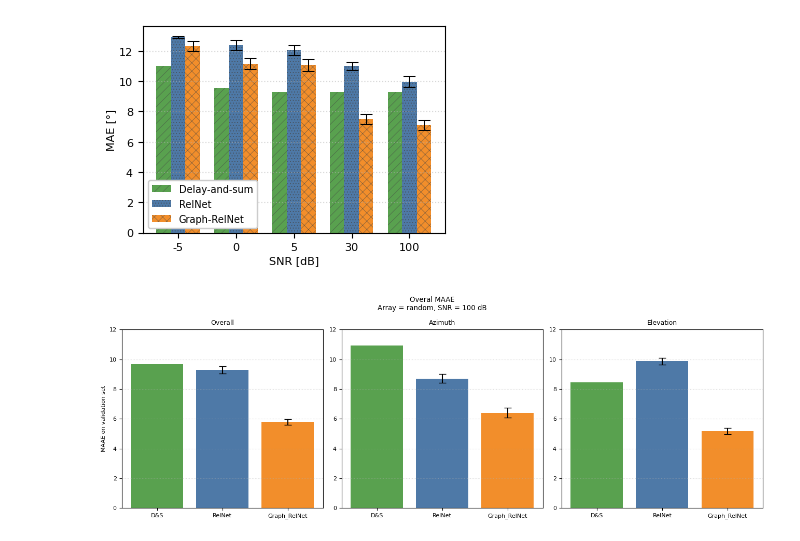
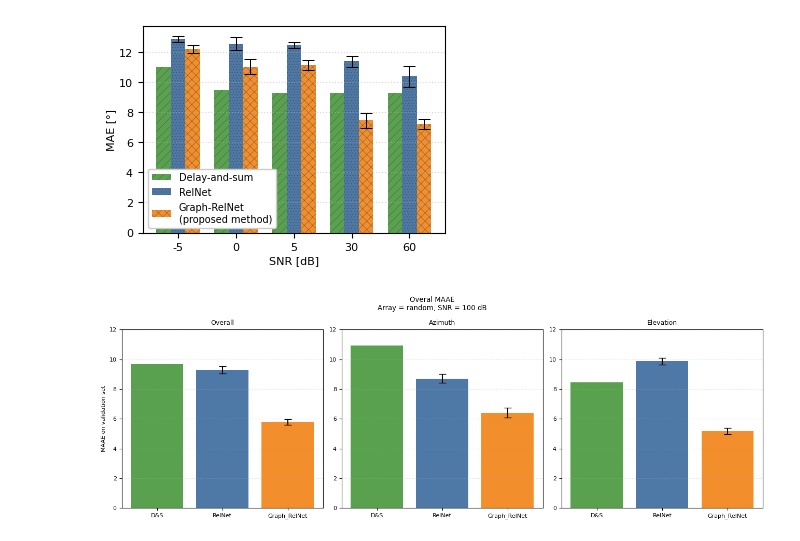
Before and after one commit to matija-marijan/Graph-RelNet, a Jupyter notebook: evaluation/analyze_results.ipynb, the cells around one changed output. Saved outputs shown, nothing was run; the diff lists cells and outputs as text; code cells hidden in the pictures.

```diff
--- a/evaluation/analyze_results.ipynb
+++ b/evaluation/analyze_results.ipynb
@@ -211,7 +211,7 @@ def plot_val_maae_by_mics(
         gra_vals,
         width,
         yerr=gra_errs,
-        label=graph_name,
+        label="Graph-RelNet\n(proposed method)",
         color=graph_color,
         error_kw=error_kw,
         hatch=gra_hatch,
@@ -240,7 +240,7 @@ def plot_val_maae_by_mics(
 # fig, ax = plot_val_maae_by_mics(array="random", snr=5, include_das=True)
 # plt.show()
 
-for snr in [100, 30, 5, 0, -5, -10]:
+for snr in [100, 60, 30, 5, 0, -5, -10]:
     fig, ax = plot_val_maae_by_mics(array="random", snr=snr, include_das=True)
     # plt.show()
     fig.savefig(f"../results/plots/maae/MAE_SNR_{snr}.png", dpi = 500)
@@ -332,10 +333,10 @@ def plot_overall_maae_vs_snr_multi(array="random", models=("RelNet", "Graph-RelN
     if include_das:
         bars_das = ax.bar(x + offsets[0], das_maes, width, label="Delay-and-sum", color="#59A14F", hatch=hatches[0])
         bars_rel = ax.bar(x + offsets[1], maes[models[0]], width, yerr=maes_std[models[0]], label=models[0].replace("_", "-"), color="#4E79A7", error_kw=error_kw, hatch=hatches[1])
-        bars_gra = ax.bar(x + offsets[2], maes[models[1]], width, yerr=maes_std[models[1]], label=models[1].replace("_", "-"), color="#F28E2B", error_kw=error_kw, hatch=hatches[2])
+        bars_gra = ax.bar(x + offsets[2], maes[models[1]], width, yerr=maes_std[models[1]], label="Graph-RelNet\n(proposed method)", color="#F28E2B", error_kw=error_kw, hatch=hatches[2])
     else:
         bars_rel = ax.bar(x + offsets[0], maes[models[0]], width, yerr=maes_std[models[0]], label=models[0].replace("_", "-"), color="#4E79A7", error_kw=error_kw, hatch=hatches[0])
-        bars_gra = ax.bar(x + offsets[1], maes[models[1]], width, yerr=maes_std[models[1]], label=models[1].replace("_", "-"), color="#F28E2B", error_kw=error_kw, hatch=hatches[1])
+        bars_gra = ax.bar(x + offsets[1], maes[models[1]], width, yerr=maes_std[models[1]], label="Graph-RelNet\n(proposed method)", color="#F28E2B", error_kw=error_kw, hatch=hatches[1])
 
     ax.set_xticks(x)
     ax.set_xticklabels([str(s) for s in snrs])
@@ -351,11 +352,11 @@ def plot_overall_maae_vs_snr_multi(array="random", models=("RelNet", "Graph-RelN
 # %%
 # Example usage: plot overall MAAE for RelNet, Graph_RelNet, and D&S for different SNRs (left=lowest SNR, right=highest)
 # fig, ax = plot_overall_maae_vs_snr_multi(array="random", models=("RelNet", "Graph_RelNet"), include_das=True, snrs = [-10, -5, 0, 5, 30, 100])
-fig, ax = plot_overall_maae_vs_snr_multi(array="random", models=("RelNet", "Graph_RelNet"), include_das=True, snrs = [-5, 0, 5, 30, 100])
+fig, ax = plot_overall_maae_vs_snr_multi(array="random", models=("RelNet", "Graph_RelNet"), include_das=True, snrs = [-5, 0, 5, 30, 60])
 # plt.show()
 fig.savefig(f"../results/plots/maae/overall_MAE_vs_SNR.png", dpi = 500)
 # %% [output]
-[figure, old version]
+[figure, new version]
 # %%
 # Triplet bar plot: overall val_MAAE, val_az_MAAE, val_el_MAAE for DAS (optional), RelNet, Graph_RelNet
 from typing import Iterable, Dict, List, Tuple, Optional
```
Also changed, not shown: parts of 2 cells of this notebook, 3 other files.
